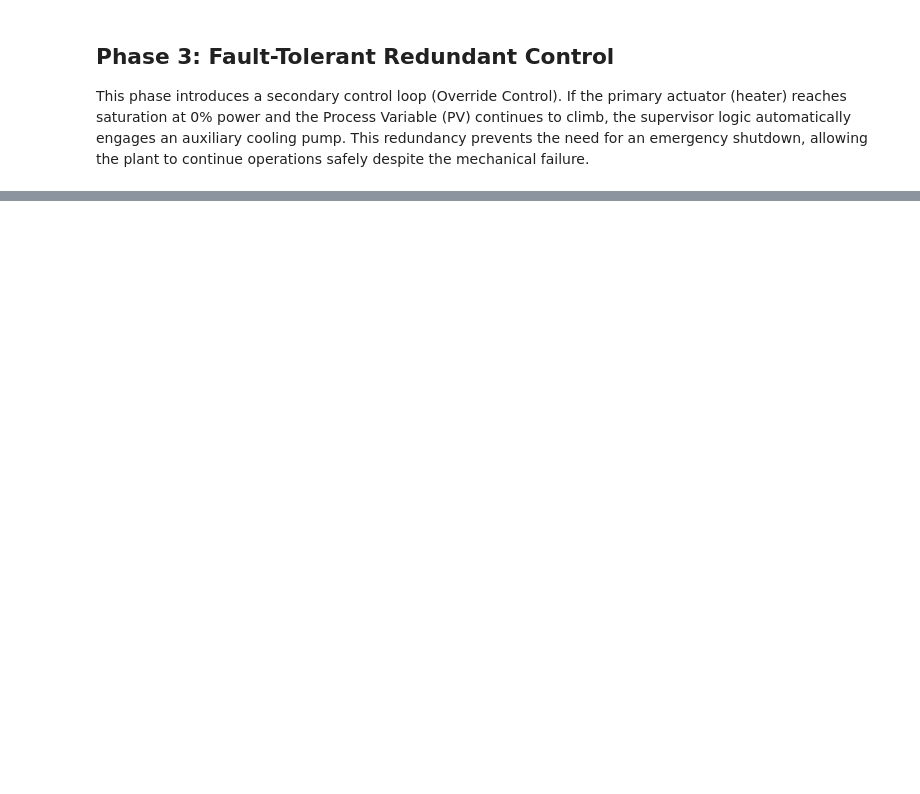
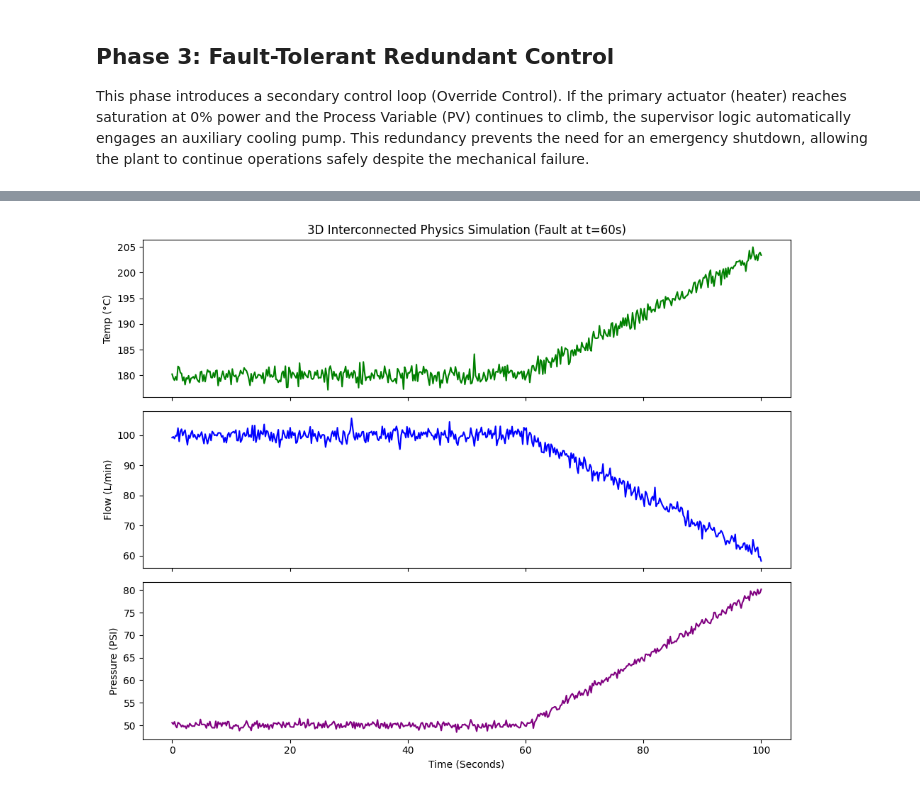
Before and after one commit to Taha-Rahim/Process-Instrumentation-AI, a Jupyter notebook: predictive_maintenance_simulation.ipynb, the cells around one changed output, grey strips where cells are left out. Saved outputs shown, nothing was run; the diff lists cells and outputs as text; code cells hidden in the pictures; blank space fills up the shorter version.

```diff
--- a/predictive_maintenance_simulation.ipynb
+++ b/predictive_maintenance_simulation.ipynb
@@ -806,0 +821,60 @@ Button(button_style='success', description='▶ Start Fault-Tolerant Loop', layo
+# %%
+import numpy as np
+import matplotlib.pyplot as plt
+import time
+
+# --- 1. SETPOINTS & BASELINES ---
+time_arr = np.linspace(0, 100, 500)
+nom_temp = 180.0   # °C
+nom_flow = 100.0   # L/min
+nom_pressure = 50.0 # PSI
+
+# Arrays to store live data
+live_temp = []
+live_flow = []
+live_pressure = []
+
+# --- 2. PHYSICS SIMULATION LOOP ---
+for current_t in time_arr:
+
+    # Base state with natural sensor noise
+    current_flow = nom_flow + np.random.normal(0, 1.5)
+    current_pressure = nom_pressure + np.random.normal(0, 0.5)
+    current_temp = nom_temp + np.random.normal(0, 1.0)
+
+    # Introduce a mechanical fault at t = 60s (Valve Sticking/Blockage)
+    if current_t >= 60.0:
+        fault_severity = (current_t - 60.0) * 0.5  # Gradually gets worse over time
+
+        # 1. Flow drops as the valve restricts
+        current_flow -= fault_severity * 2.0
+
+        # 2. Pressure spikes due to the blockage (inversely related to flow drop)
+        current_pressure += fault_severity * 1.5
+
+        # 3. Temperature rises because cooling flow is reduced
+        current_temp += fault_severity * 1.2
+
+    # Store the readings
+    live_flow.append(current_flow)
+    live_pressure.append(current_pressure)
+    live_temp.append(current_temp)
+
+# --- 3. QUICK VISUALIZATION CHECK ---
+fig, (ax1, ax2, ax3) = plt.subplots(3, 1, figsize=(10, 8), sharex=True)
+
+ax1.plot(time_arr, live_temp, color='green')
+ax1.set_ylabel('Temp (°C)')
+ax1.set_title('3D Interconnected Physics Simulation (Fault at t=60s)')
+
+ax2.plot(time_arr, live_flow, color='blue')
+ax2.set_ylabel('Flow (L/min)')
+
+ax3.plot(time_arr, live_pressure, color='purple')
+ax3.set_ylabel('Pressure (PSI)')
+ax3.set_xlabel('Time (Seconds)')
+
+plt.tight_layout()
+plt.show()
+# %% [output]
+[figure, added]
```
Also changed, not shown: parts of 5 cells of this notebook.
